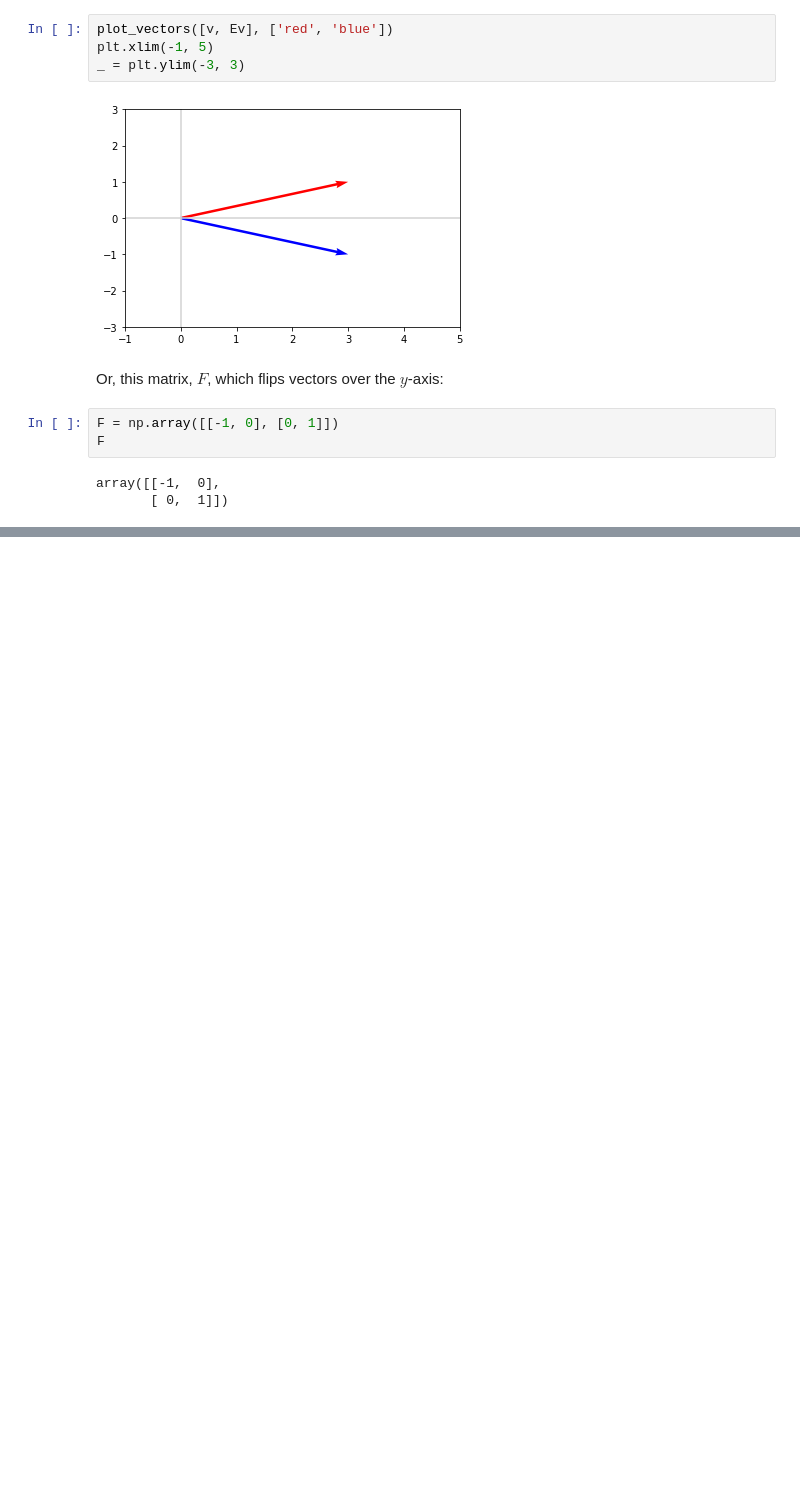
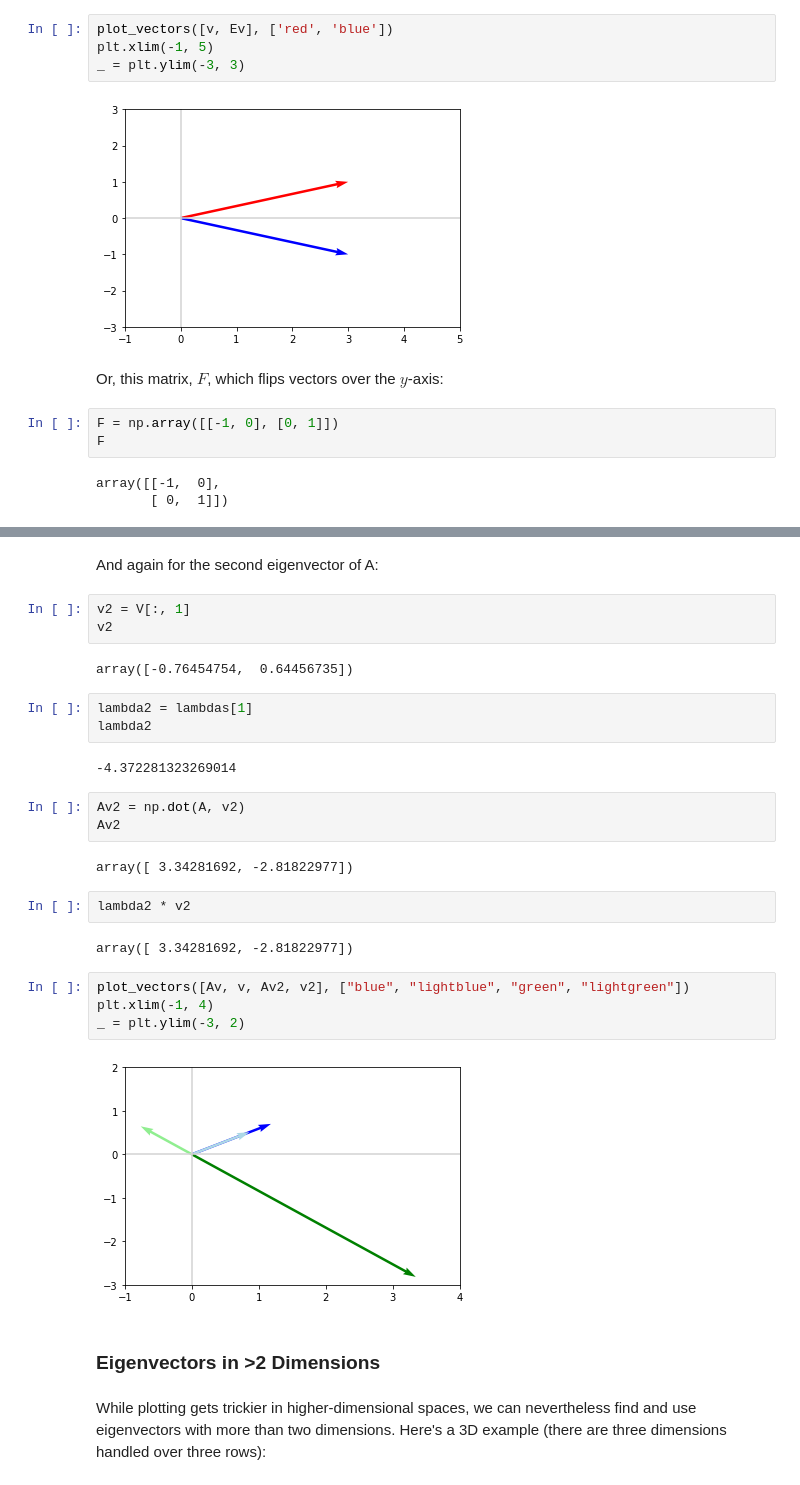
Before and after one commit to irawan09/Machine_Learning, a Jupyter notebook: Mathematical Foundations of ML/2 - Linear Algebra II.ipynb, the cells around one changed output, grey strips where cells are left out. Saved outputs shown, nothing was run; the diff lists cells and outputs as text; blank space fills up the shorter version.

```diff
--- a/Mathematical Foundations of ML/2 - Linear Algebra II.ipynb
+++ b/Mathematical Foundations of ML/2 - Linear Algebra II.ipynb
@@ -456,0 +434,31 @@ plot_vectors([Av, v, Av2, v2], ["blue", "lightblue", "green", "lightgr"])
+# %% [markdown]
+And again for the second eigenvector of A:
+# %%
+v2 = V[:, 1]
+v2
+# %% [output]
+array([-0.76454754,  0.64456735])
+# %%
+lambda2 = lambdas[1]
+lambda2
+# %% [output]
+-4.372281323269014
+# %%
+Av2 = np.dot(A, v2)
+Av2
+# %% [output]
+array([ 3.34281692, -2.81822977])
+# %%
+lambda2 * v2
+# %% [output]
+array([ 3.34281692, -2.81822977])
+# %%
+plot_vectors([Av, v, Av2, v2], ["blue", "lightblue", "green", "lightgreen"])
+plt.xlim(-1, 4)
+_ = plt.ylim(-3, 2)
+# %% [output]
+[figure, added]
+# %% [markdown]
+### Eigenvectors in >2 Dimensions
+# %% [markdown]
+While plotting gets trickier in higher-dimensional spaces, we can nevertheless find and use eigenvectors with more than two dimensions. Here's a 3D example (there are three dimensions handled over three rows):
```
Also changed, not shown: parts of 128 cells of this notebook.
